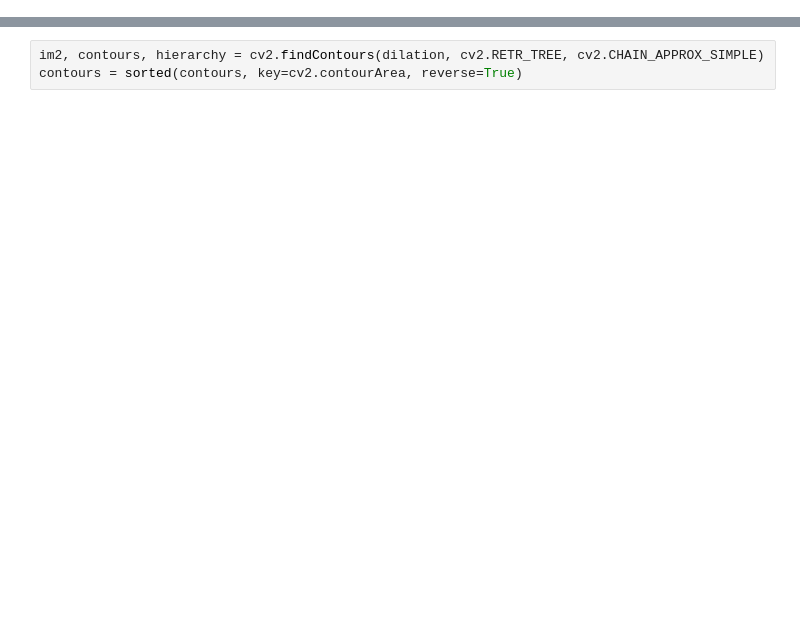
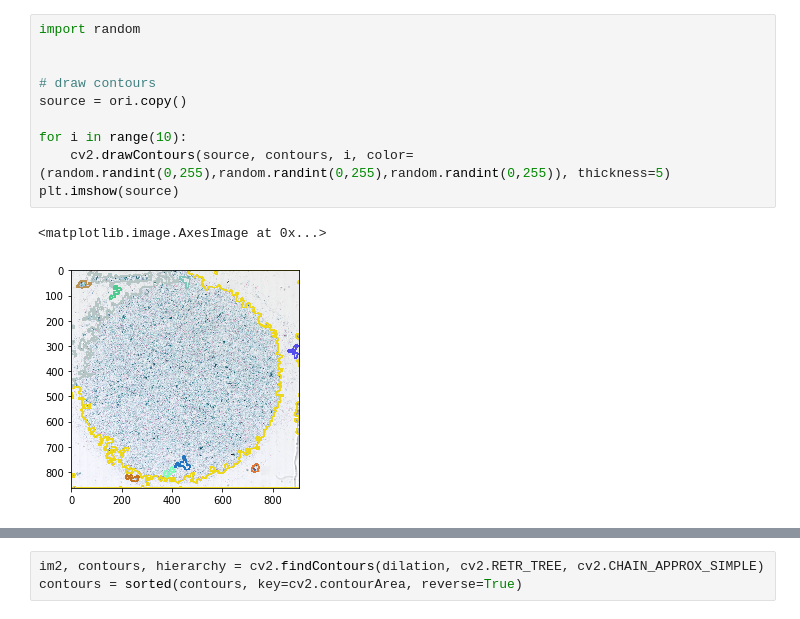
Before and after one commit to liyu10000/tct, a Jupyter notebook: train_c1/roi_extract/WSI_ROI.ipynb, the cells around one changed output, grey strips where cells are left out. Cells and saved outputs as stored; diff of their text form; blank space fills up the shorter version.

```diff
--- a/train_c1/roi_extract/WSI_ROI.ipynb
+++ b/train_c1/roi_extract/WSI_ROI.ipynb
@@ -32,3 +56,16 @@ plt.imshow(source, cmap="gray")
+# %%
+import random
+
+
+# draw contours
+source = ori.copy()
+
+for i in range(10):
+    cv2.drawContours(source, contours, i, color=(random.randint(0,255),random.randint(0,255),random.randint(0,255)), thickness=5)
+plt.imshow(source)
+# %% [output]
+<matplotlib.image.AxesImage at 0x...>
+[figure, added]
 # %%
 background = img_RGB > threshold_otsu(img_RGB)
 tissue_mask = background
```
Also changed, not shown: parts of 29 cells of this notebook, 24 other files.
